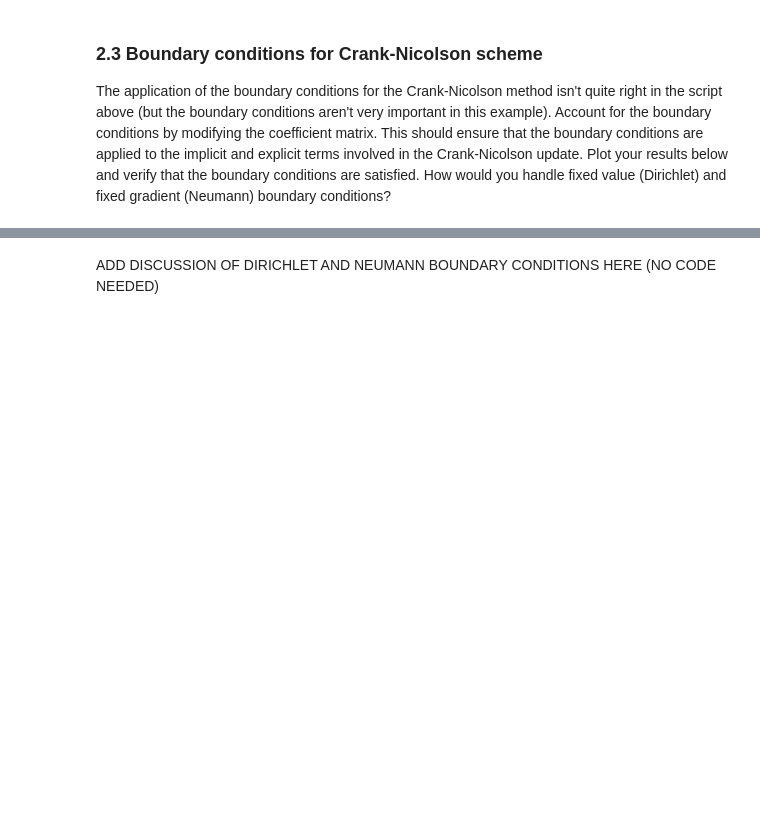
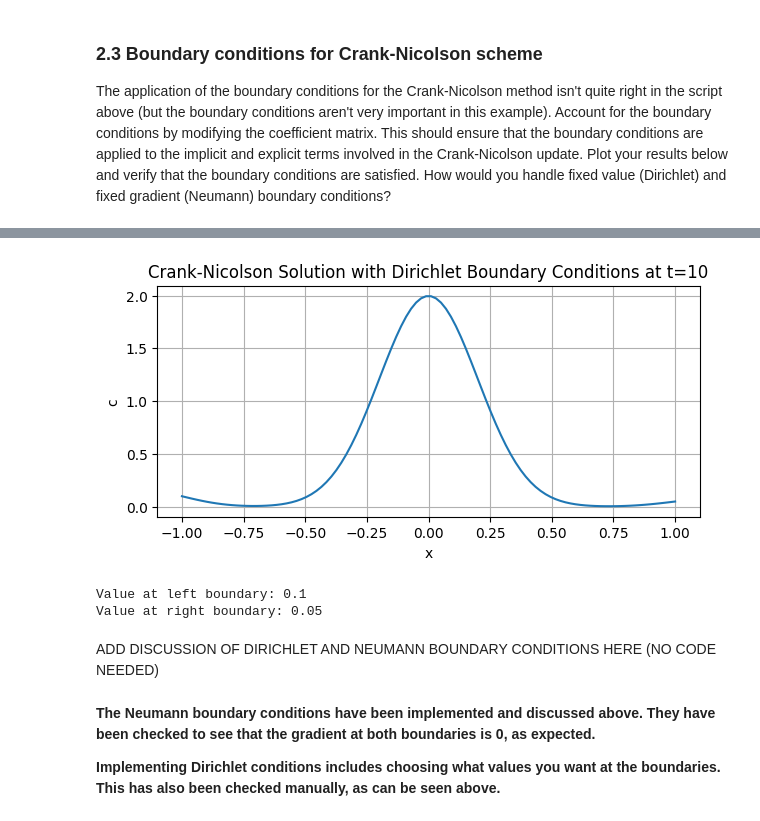
Before and after one commit to isabelgilchristmiller/QCES, a Jupyter notebook: Project1_numerical_methods.ipynb, the cells around one changed output, grey strips where cells are left out. Saved outputs shown, nothing was run; the diff lists cells and outputs as text; code cells hidden in the pictures; blank space fills up the shorter version.

```diff
--- a/Project1_numerical_methods.ipynb
+++ b/Project1_numerical_methods.ipynb
@@ -499,2 +556,76 @@ SyntaxError: invalid syntax (ipython-input-2790930227.py, line 1)
+# %%
+def CN_dirichlet_bc(x, t, kappa, c_left, c_right):
+# This function timesteps the diffusion equation with homogeneous Dirichlet boundary conditions
+# using the explicit Euler and second order finite difference methods
+    start_time = time.time()  # Start a timer
+
+    # Infer the timestep from the time array
+    dt = t[1] - t[0]
+
+    M = construct_M(x)  # Construct the coefficient matrix for the second derivative
+
+    # Set the number of gridpoints in x and t
+    Nx = len(x); Nt = len(t)
+
+    M_interior = M[1:-1, 1:-1] # Consider only the interior points for the matrix
+
+    Nx_interior = Nx - 2
+
+    A_interior = sp.eye(Nx_interior) - 0.5 * dt * kappa * M_interior
+    A_interior_inv = spla.inv(A_interior)
+
+    # Create an empty array to store the solution, including boundary points
+    c = np.zeros((Nx, Nt))
+
+    # Set initial condition, ensuring it satisfies the boundary conditions
+    c[:, 0] = set_ics(x, kappa, 10)
+    c[0, 0] = c_left
+    c[-1, 0] = c_right
+
+    for k in range(1, Nt): # loop over the number of timesteps
+        # Construct the right-hand side vector for the interior points
+        rhs_interior = c[1:-1, k-1] + 0.5 * dt * kappa * (M @ c[:, k-1])[1:-1]
+
+        # Account for the boundary conditions in the right-hand side
+        rhs_interior[0] += 0.5 * dt * kappa * M[1, 0] * c_left
+        rhs_interior[-1] += 0.5 * dt * kappa * M[Nx-2, Nx-1] * c_right
+
+        # Solve for the interior points at the current timestep
+        c[1:-1, k] = A_interior_inv @ rhs_interior
+
+        # Enforce the boundary conditions
+        c[0, k] = c_left
+        c[-1, k] = c_right
+
+    end_time = time.time()
+    return c
+
+# Choose the Dirichlet boundary values
+c_left_bc = 0.1
+c_right_bc = 0.05
+
+# Run the simulation with Dirichlet boundary conditions
+c_CN_dirichlet = CN_dirichlet_bc(x, t, kappa, c_left_bc, c_right_bc)
+
+# Plot the results to verify boundary conditions
+plt.figure(figsize=(7, 3))
+plt.plot(x, c_CN_dirichlet[:,-1], label='Crank-Nicolson with Dirichlet BC')
+plt.xlabel('x')
+plt.ylabel('c')
+plt.title('Crank-Nicolson Solution with Dirichlet Boundary Conditions at t=10')
+plt.grid(True)
+plt.show()
+
+# Check the values at the boundaries
+print(f"Value at left boundary: {c_CN_dirichlet[0, -1]}")
+print(f"Value at right boundary: {c_CN_dirichlet[-1, -1]}")
+# %% [output]
+[figure, added]
+Value at left boundary: 0.1
+Value at right boundary: 0.05
 # %% [markdown]
 ADD DISCUSSION OF DIRICHLET AND NEUMANN BOUNDARY CONDITIONS HERE (NO CODE NEEDED)
+# %% [markdown]
+**The Neumann boundary conditions have been implemented and discussed above. They have been checked to see that the gradient at both boundaries is 0, as expected.**
+
+**Implementing Dirichlet conditions includes choosing what values you want at the boundaries. This has also been checked manually, as can be seen above.**
```
Also changed, not shown: parts of 6 cells of this notebook.
